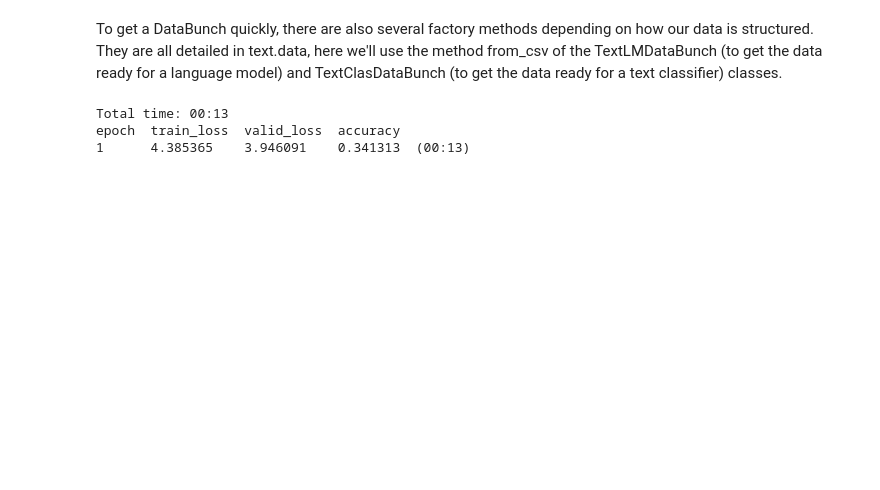
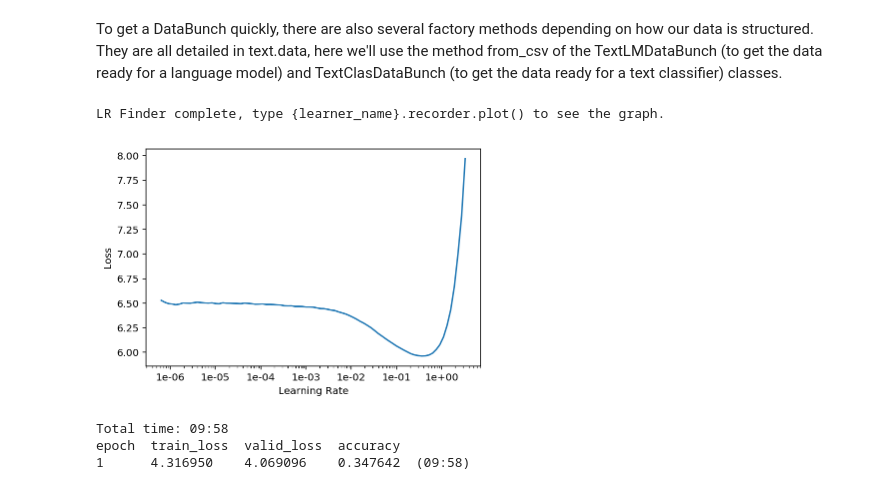
Before and after one commit to yang-zhang/yang-zhang.github.io, a Jupyter notebook: fastai-quora-insincere-questions-classification/fastai-quora-insincere-questions-classification.ipynb, the cells around one changed output. Saved outputs shown, nothing was run; the diff lists cells and outputs as text; code cells hidden in the pictures; blank space fills up the shorter version.

```diff
--- a/fastai-quora-insincere-questions-classification/fastai-quora-insincere-questions-classification.ipynb
+++ b/fastai-quora-insincere-questions-classification/fastai-quora-insincere-questions-classification.ipynb
@@ -100,9 +101,16 @@ learn.lr_findind()
+# %%
+learn.lr_find()
+
+learn.recorder.plot()
+# %% [output]
+LR Finder complete, type {learner_name}.recorder.plot() to see the graph.
+[figure, added]
 # %%
-learn.fit_one_cycle(1, 1e-2)
+learn.fit_one_cycle(1, 1e-3)
 # %% [output]
-Total time: 00:13
+Total time: 09:58
 epoch  train_loss  valid_loss  accuracy
-1      4.385365    3.946091    0.341313  (00:13)
+1      4.316950    4.069096    0.347642  (09:58)
 # %%
 # Like a computer vision model, we can then unfreeze the model and fine-tune it.
 
```
Also changed, not shown: parts of 28 cells of this notebook.
